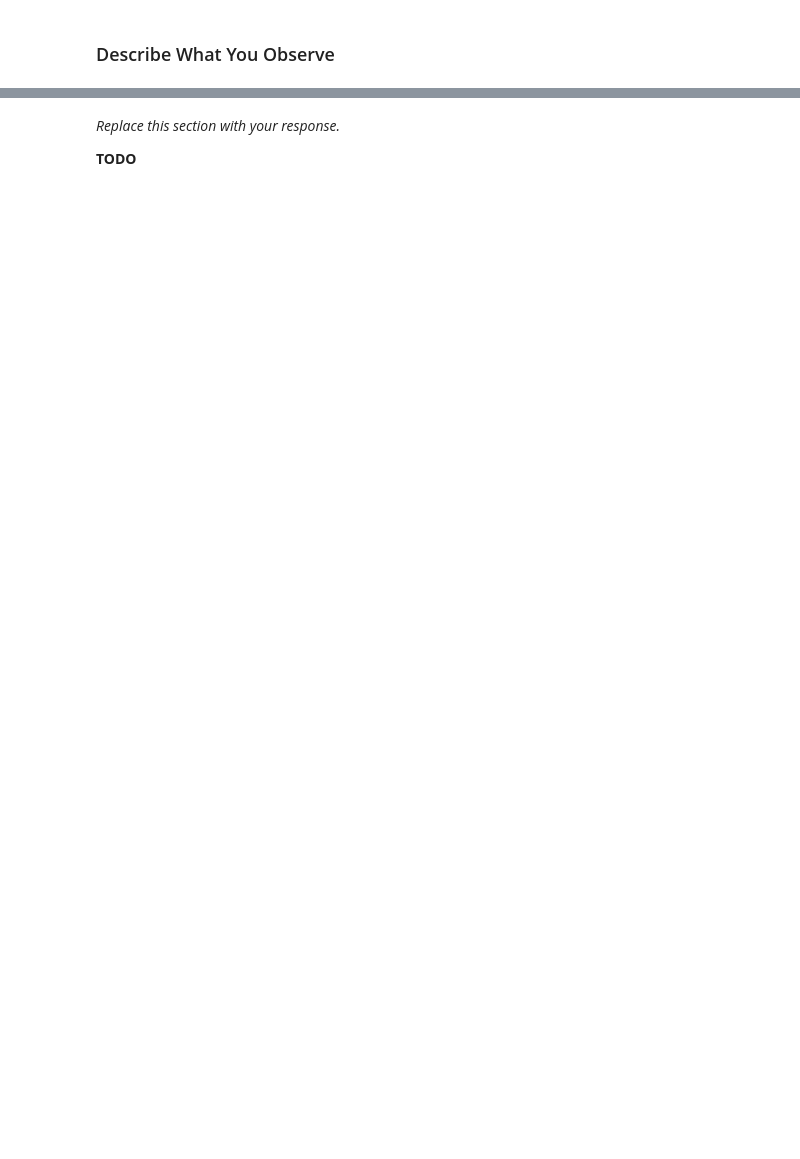
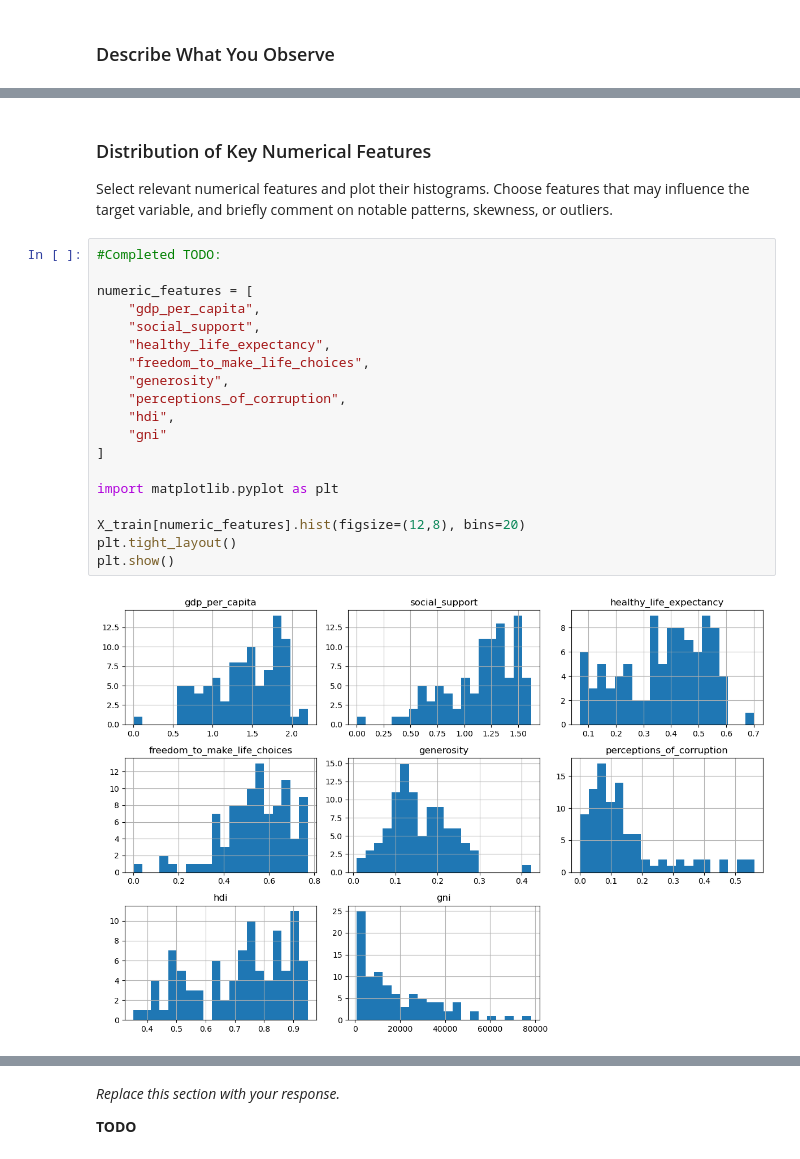
Before and after one commit to lindsayvarzz/AML_Project_1, a Jupyter notebook: Project_1.ipynb, the cells around one changed output, grey strips where cells are left out. Cells and saved outputs as stored; diff of their text form; blank space fills up the shorter version.

```diff
--- a/Project_1.ipynb
+++ b/Project_1.ipynb
@@ -289,0 +347,25 @@ print(X_train.dtypes)
+# %% [markdown]
+### Distribution of Key Numerical Features
+
+Select relevant numerical features and plot their histograms. Choose features that may influence the target variable, and briefly comment on notable patterns, skewness, or outliers.
+# %%
+#Completed TODO:
+
+numeric_features = [
+    "gdp_per_capita",
+    "social_support",
+    "healthy_life_expectancy",
+    "freedom_to_make_life_choices",
+    "generosity",
+    "perceptions_of_corruption",
+    "hdi",
+    "gni"
+]
+
+import matplotlib.pyplot as plt
+
+X_train[numeric_features].hist(figsize=(12,8), bins=20)
+plt.tight_layout()
+plt.show()
+# %% [output]
+[figure, added]
```
Also changed, not shown: parts of 43 cells of this notebook.
